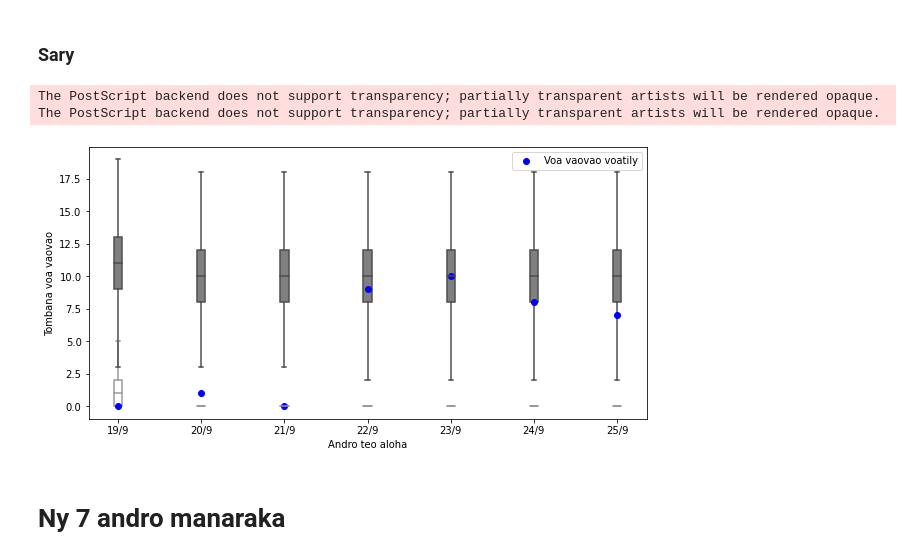
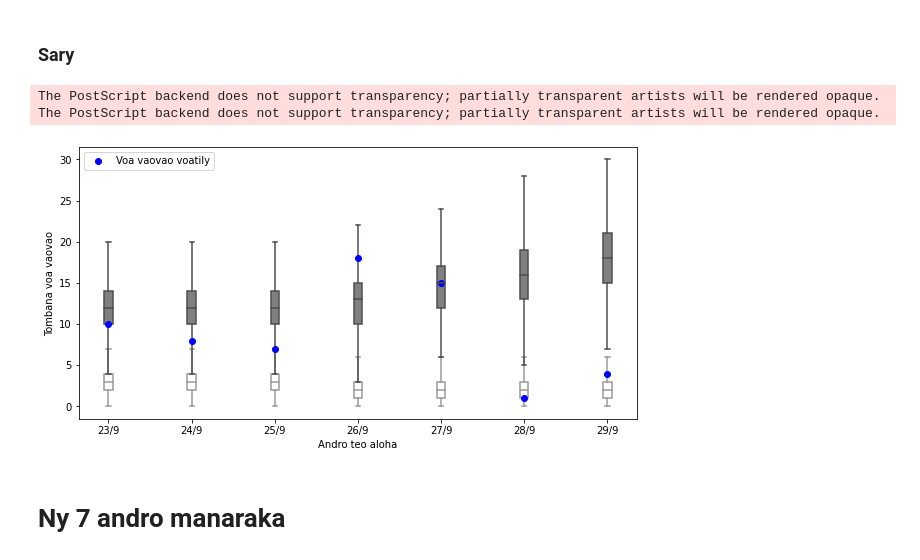
Before and after one commit to tabilaocov/ady_cov, a Jupyter notebook: scr/modely_RP/R_diana.ipynb, the cells around one changed output. Saved outputs shown, nothing was run; the diff lists cells and outputs as text; code cells hidden in the pictures.

```diff
--- a/scr/modely_RP/R_diana.ipynb
+++ b/scr/modely_RP/R_diana.ipynb
@@ -451,10 +458,10 @@ The PostScript backend does not support transparency; partially transparent arti
 # %% [markdown]
 # Jeritodika ny herinandro
 # %%
-daty_ambaj = datetime.date(2020,9,20)
-daty_amboj = datetime.date(2020,9,17)
+daty_ambaj = datetime.date(2020,9,22)
+daty_amboj = datetime.date(2020,9,26)
 
-daty_data_mifarj = datetime.date(2020,9,18)
+daty_data_mifarj = datetime.date(2020,9,22)
 # %%
 daty_oh1 = daty_ambaj
 
@@ -503,7 +510,7 @@ Rt_vinaj
 
 np.random.seed(12345)
 
-formatf_date = lambda date_py: '{}/{}'.format(date_py.day, str(date_py.month)[0:1])
+formatf_date = lambda date_py: '{}/{}'.format(date_py.day, date_py.month)
 
 daty_j_lst = []
 
@@ -546,7 +553,7 @@ Rt_vinaj
 
 np.random.seed(12345)
 
-formatf_date = lambda date_py: '{}/{}'.format(date_py.day, str(date_py.month)[0:1])
+formatf_date = lambda date_py: '{}/{}'.format(date_py.day, date_py.month)
 
 daty_j_lst = []
 
@@ -560,27 +567,36 @@ for i in range(1,8):
   data_amboar = [ poisson.rvs(dIvao.loc[datyy]) for j in range(600)]
   daty_j_lst.append(daty)
   data_boj.append(data_amboar)
+# %%
+Rtdataj = pd.DataFrame(columns =['datyj','rtbaj','rtboj'])
+for i in range(7):
+    Rtdataj.loc[i] = [daty_j_lst[i],data_baj[i], data_boj[i]]
+
+Rtdataj = Rtdataj.explode('rtbaj')
+Rtdataj = Rtdataj.explode('rtboj')
+Rtdataj['rtbaj'] = Rtdataj['rtbaj'].astype('float')
+Rtdataj['rtboj'] = Rtdataj['rtboj'].astype('float')
 # %% [markdown]
 ### Sary
 # %%
 # Plotting the evaluation of the last 7 days
 
 fig, ax = plt.subplots(figsize=(10,5))
-box = sns.boxplot(daty_j_lst, data_baj, color='white', width=0.1, showfliers=False, ax=ax)
-box = sns.boxplot(daty_j_lst, data_boj, color='grey', width=0.1, showfliers=False, ax=ax)
+box = sns.boxplot(x = "datyj", y = 'rtbaj', data = Rtdataj, color='white', width=0.1, showfliers=False, ax=ax)
+box = sns.boxplot(x = "datyj", y = 'rtboj', data = Rtdataj, color='grey', width=0.1, showfliers=False, ax=ax)
 ax.plot(daty_j_lst, dIvao.loc[pd.to_datetime(daty_m1j):pd.to_datetime(daty_m1j + datetime.timedelta(days = 6))], marker ="o",ls = 'None', color='blue',label="Voa vaovao voatily")
 ax.set(xlabel = 'Andro teo aloha', ylabel="Tombana voa vaovao")
 
 plt.legend(loc= 'best')
 
-plt.savefig(path_to_save+'Iv199j_dia.eps')
-plt.savefig(path_to_save+'Iv199j_dia.png')
+plt.savefig(path_to_save+'Iv239j_dia.eps')
+plt.savefig(path_to_save+'Iv239j_dia.png')
 
 plt.show()
 # %% [output]
 The PostScript backend does not support transparency; partially transparent artists will be rendered opaque.
 The PostScript backend does not support transparency; partially transparent artists will be rendered opaque.
-[figure, old version]
+[figure, new version]
 # %% [markdown]
 # Ny 7 andro manaraka
 # %%
```
Also changed, not shown: parts of 16 cells of this notebook.
